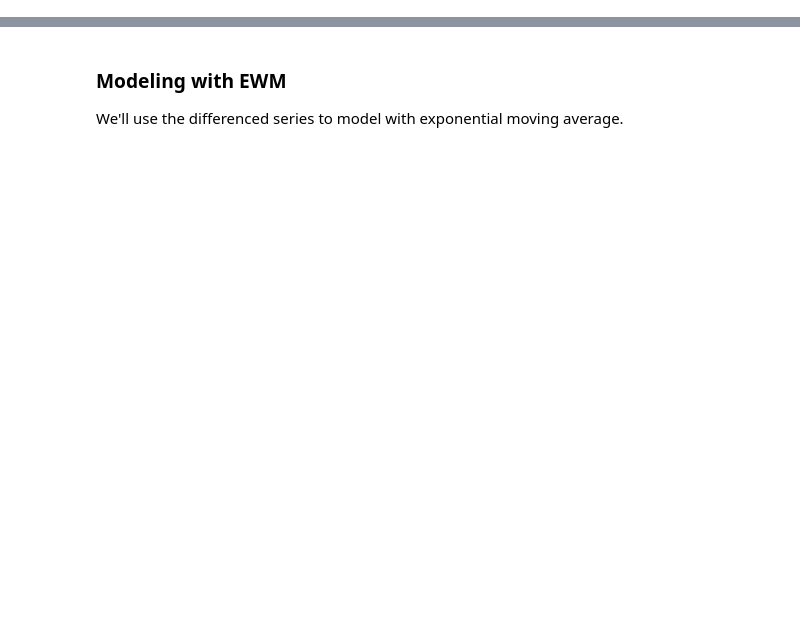
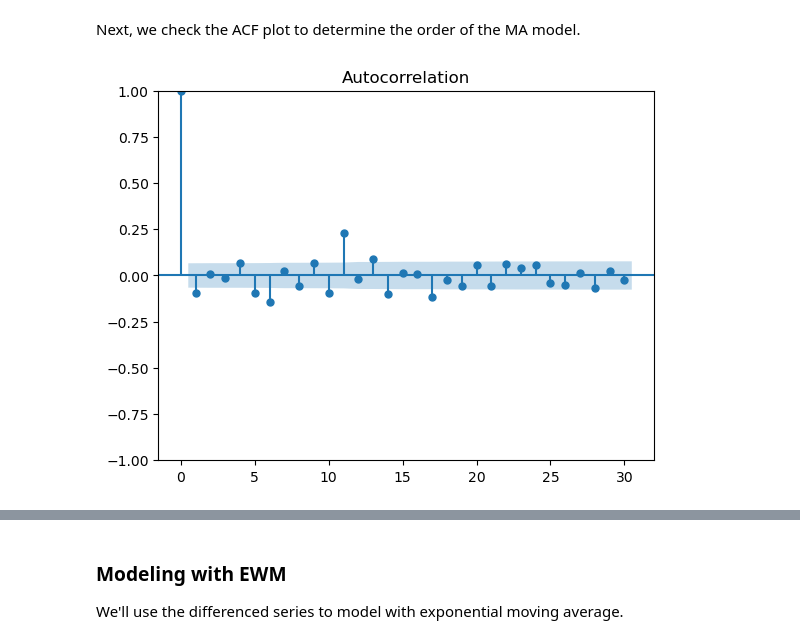
Before and after one commit to tacotuesday/time-series-stock-forecasting, a Jupyter notebook: 02-traditional-analysis/notebooks/traditional_analysis.ipynb, the cells around one changed output, grey strips where cells are left out. Cells and saved outputs as stored; diff of their text form; code cells hidden in the pictures; blank space fills up the shorter version.

```diff
--- a/02-traditional-analysis/notebooks/traditional_analysis.ipynb
+++ b/02-traditional-analysis/notebooks/traditional_analysis.ipynb
@@ -29,0 +187,7 @@ v_diff_test = v_diff.iloc[split_point:]
+# %% [markdown]
+Next, we check the ACF plot to determine the order of the MA model.
+# %%
+plot_acf(merged_df['t_diff'], lags=30)
+plt.show()
+# %% [output]
+[figure, added]
```
Also changed, not shown: parts of 61 cells of this notebook.
